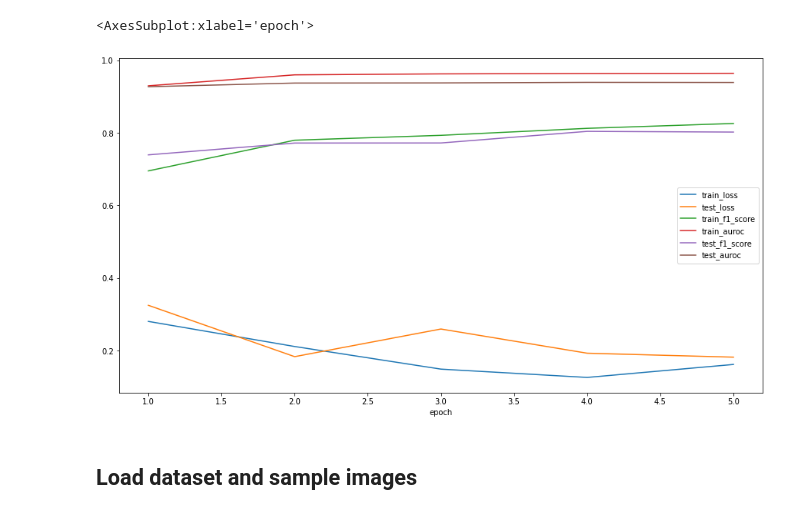
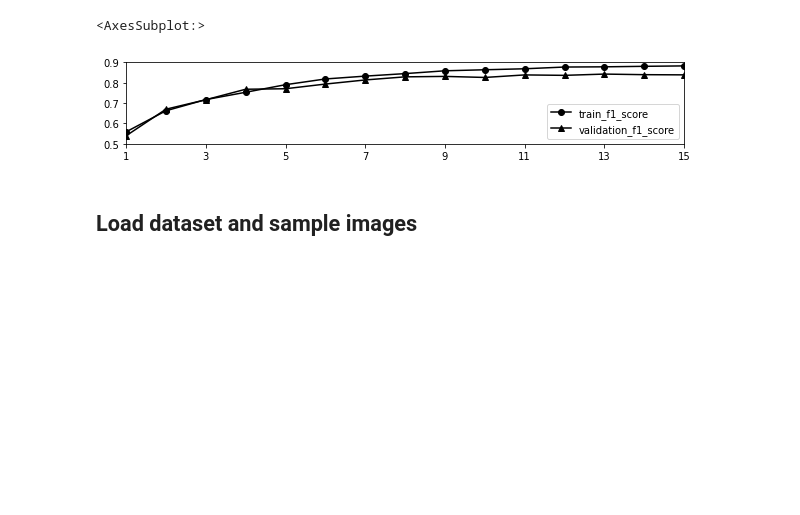
Before and after one commit to Andrewwango/vegetation-segmentation, a Jupyter notebook: vegetation-segmentation/analysis.ipynb, the cells around one changed output. Cells and saved outputs as stored; diff of their text form; code cells hidden in the pictures; blank space fills up the shorter version.

```diff
--- a/vegetation-segmentation/analysis.ipynb
+++ b/vegetation-segmentation/analysis.ipynb
@@ -10,10 +10,11 @@ import torch, torchvision
 from deeplabv3 import FreiburgDataset, FreiburgTestDataset, cf, dn, nut, c2e
 # %%
 df = pd.read_csv('deeplabv3/results/log.csv')
-df.plot(x='epoch',figsize=(15,8))
+df['validation_f1_score'] = df['test_f1_score']
+df[["train_f1_score", "validation_f1_score","epoch"]].plot(x='epoch',figsize=(10,1.5),style=['k-o','k-^'],ylim=[0.5,0.9],xlim=[1,15],xticks=np.arange(1,17,2),xlabel='')
 # %% [output]
-<AxesSubplot:xlabel='epoch'>
+<AxesSubplot:>
-[figure, old version]
+[figure, new version]
 # %% [markdown]
 ## Load dataset and sample images
 # %%
```
Also changed, not shown: parts of 12 cells of this notebook, 4 other files.
